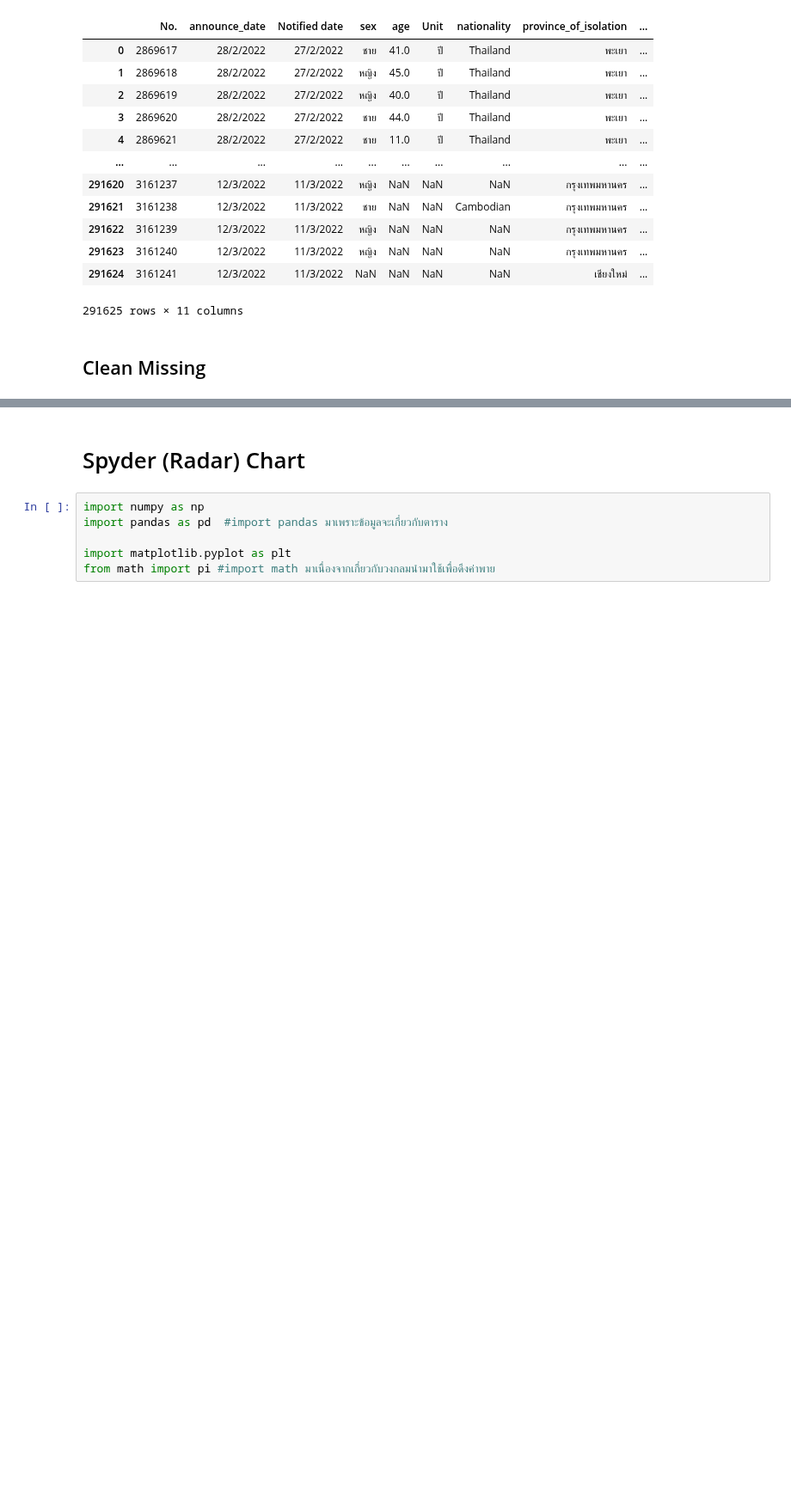
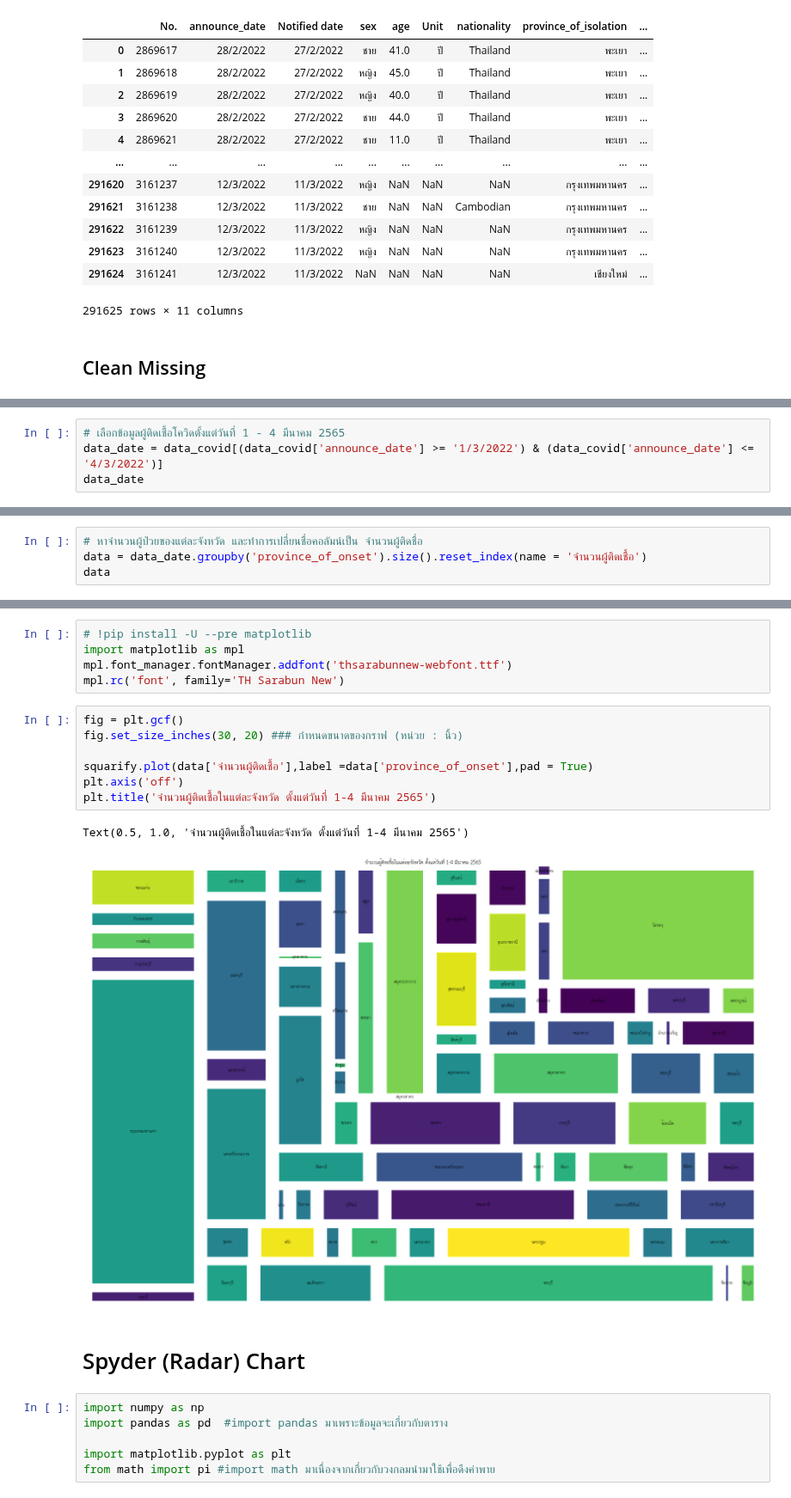
Before and after one commit to kittimaxz/data_viz_2022, a Jupyter notebook: DataViz04_Data_Comparison.ipynb, the cells around one changed output, grey strips where cells are left out. Shown at 86% size. Drawn from its saved outputs; the diff is of its cells as text; blank space fills up the shorter version.

```diff
--- a/DataViz04_Data_Comparison.ipynb
+++ b/DataViz04_Data_Comparison.ipynb
@@ -493,0 +624,4 @@ data_covid
+# %%
+# เลือกข้อมูลผู้ติดเชื้อโควิดตั้งแต่วันที่ 1 - 4 มีนาคม 2565
+data_date = data_covid[(data_covid['announce_date'] >= '1/3/2022') & (data_covid['announce_date'] <= '4/3/2022')]
+data_date
@@ -493,0 +642,4 @@ data_covid
+# %%
+# หาจำนวนผู้ป่วยของแต่ละจังหวัด และทำการเปลี่ยนชื่อคอลัมน์เป็น จำนวนผู้ติดชื่อ
+data = data_date.groupby('province_of_onset').size().reset_index(name = 'จำนวนผู้ติดเชื้อ')
+data
@@ -494,3 +667,18 @@ data_covid
+# %%
+# !pip install -U --pre matplotlib
+import matplotlib as mpl
+mpl.font_manager.fontManager.addfont('thsarabunnew-webfont.ttf')
+mpl.rc('font', family='TH Sarabun New')
+# %%
+fig = plt.gcf()
+fig.set_size_inches(30, 20) ### กำหนดขนาดของกราฟ (หน่วย : นิ้ว)
+
+squarify.plot(data['จำนวนผู้ติดเชื้อ'],label =data['province_of_onset'],pad = True)
+plt.axis('off')
+plt.title('จำนวนผู้ติดเชื้อในแต่ละจังหวัด ตั้งแต่วันที่ 1-4 มีนาคม 2565')
+# %% [output]
+Text(0.5, 1.0, 'จำนวนผู้ติดเชื้อในแต่ละจังหวัด ตั้งแต่วันที่ 1-4 มีนาคม 2565')
+[figure, added]
 # %% [markdown]
 # Spyder (Radar) Chart
 # %%
```
Also changed, not shown: parts of 18 cells of this notebook.
